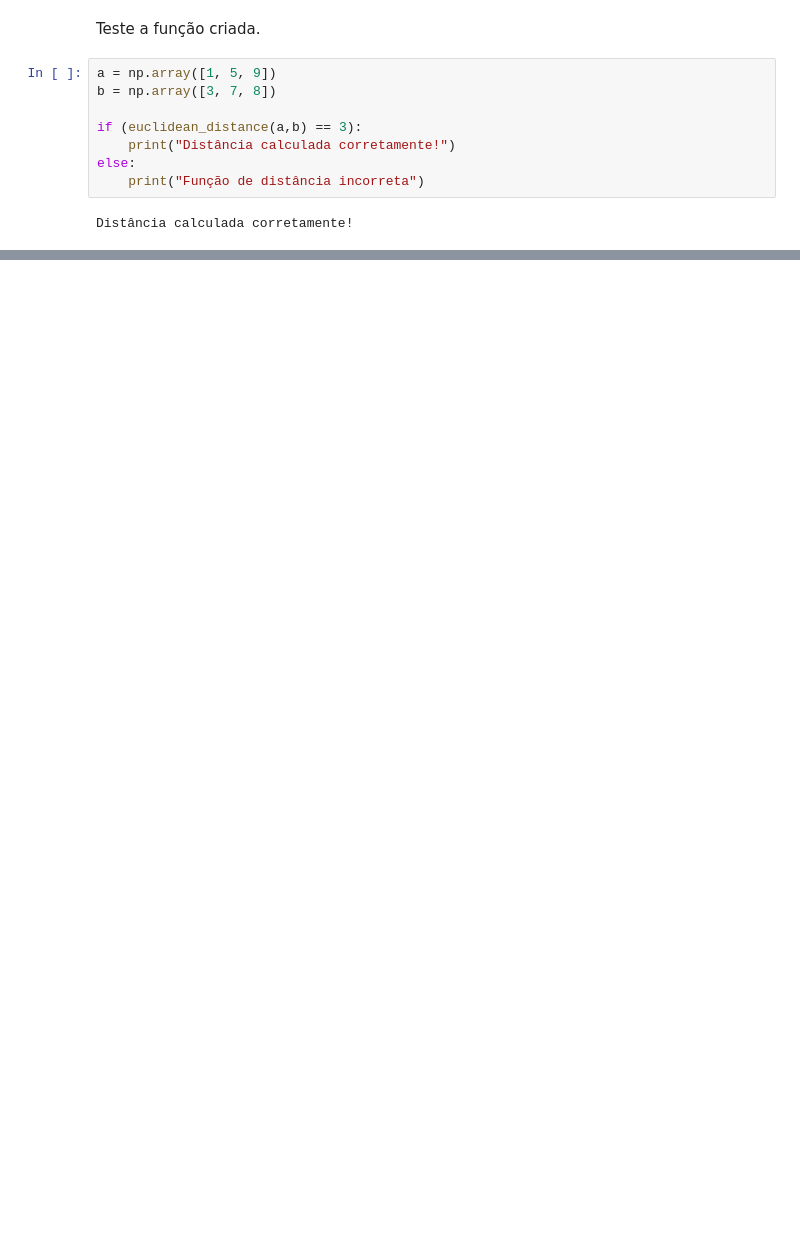
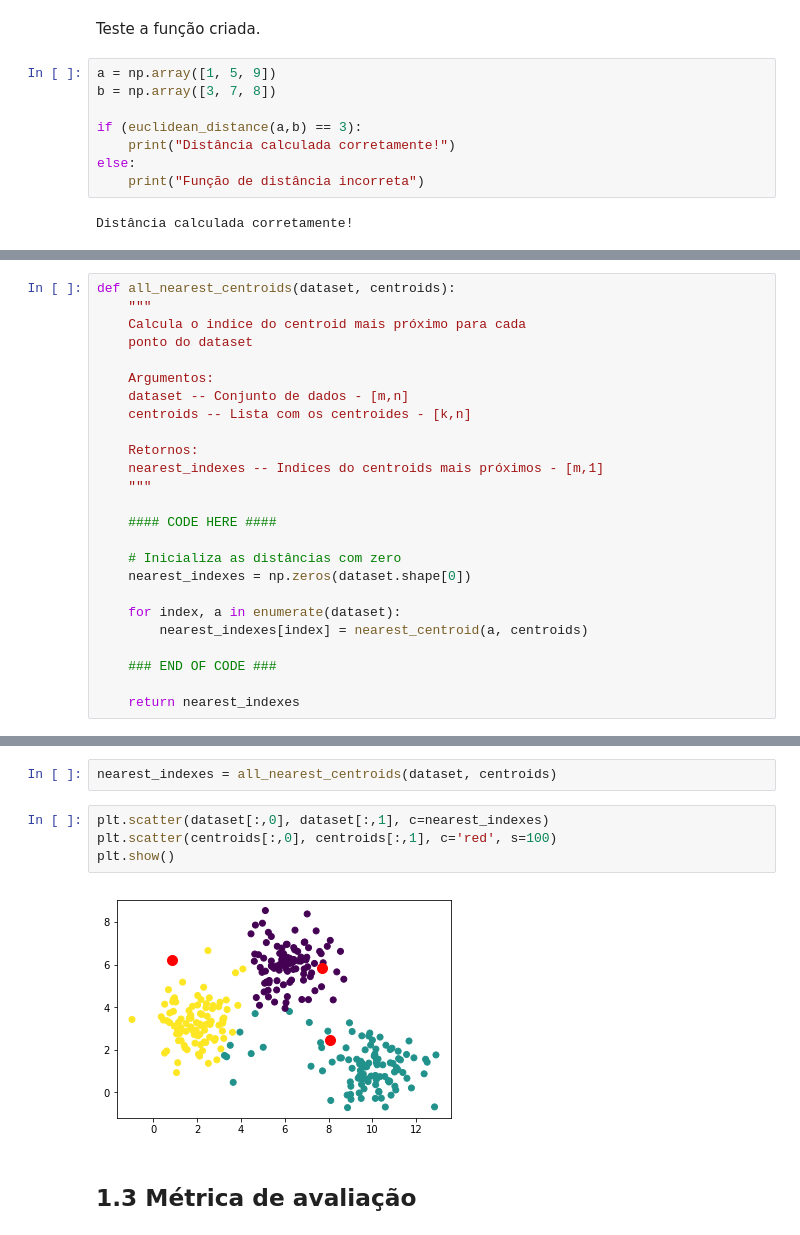
Before and after one commit to CarlosJun/Data-Science, a Jupyter notebook: Clustering/Notebook_KMeans.ipynb, the cells around one changed output, grey strips where cells are left out. Saved outputs shown, nothing was run; the diff lists cells and outputs as text; blank space fills up the shorter version.

```diff
--- a/Clustering/Notebook_KMeans.ipynb
+++ b/Clustering/Notebook_KMeans.ipynb
@@ -125,0 +194,25 @@ Distância calculada corretamente!
+# %%
+def all_nearest_centroids(dataset, centroids):
+    """
+    Calcula o indice do centroid mais próximo para cada
+    ponto do dataset
+
+    Argumentos:
+    dataset -- Conjunto de dados - [m,n]
+    centroids -- Lista com os centroides - [k,n]
+
+    Retornos:
+    nearest_indexes -- Indices do centroids mais próximos - [m,1]
+    """
+
+    #### CODE HERE ####
+
+    # Inicializa as distâncias com zero
+    nearest_indexes = np.zeros(dataset.shape[0])
+
+    for index, a in enumerate(dataset):
+        nearest_indexes[index] = nearest_centroid(a, centroids)
+
+    ### END OF CODE ###
+
+    return nearest_indexes
@@ -125,0 +221,10 @@ Distância calculada corretamente!
+# %%
+nearest_indexes = all_nearest_centroids(dataset, centroids)
+# %%
+plt.scatter(dataset[:,0], dataset[:,1], c=nearest_indexes)
+plt.scatter(centroids[:,0], centroids[:,1], c='red', s=100)
+plt.show()
+# %% [output]
+[figure, added]
+# %% [markdown]
+## 1.3 Métrica de avaliação
```
Also changed, not shown: parts of 23 cells of this notebook.
